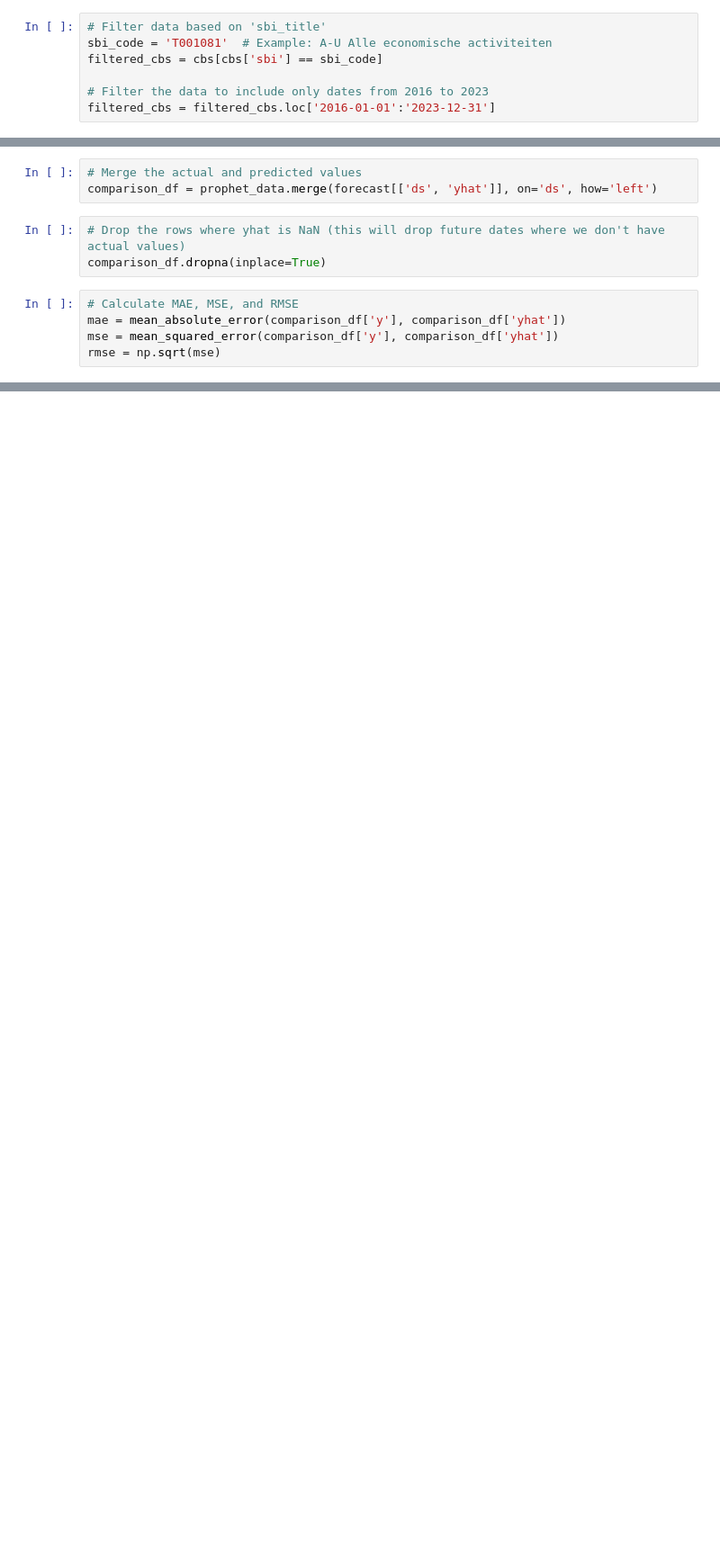
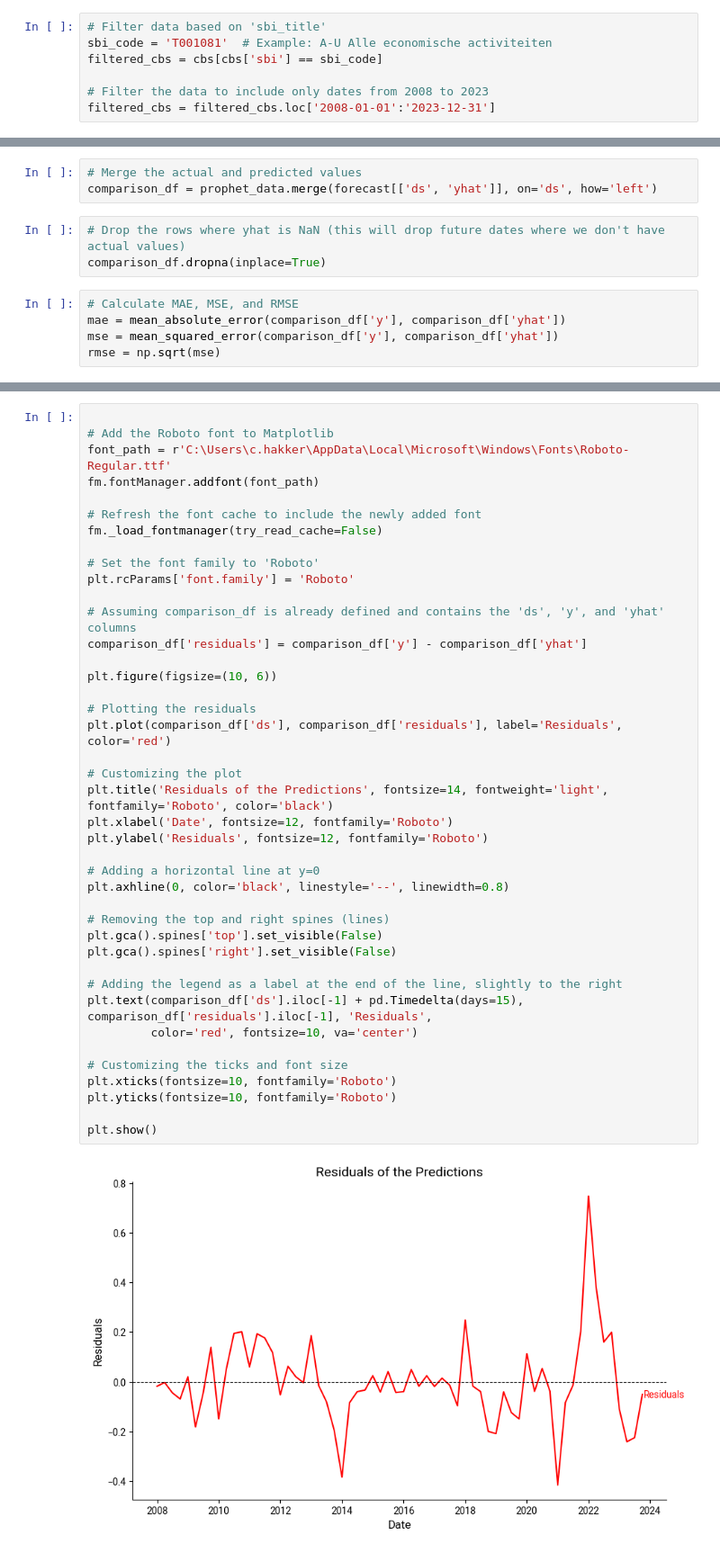
Before and after one commit to evdhout/uwv, a Jupyter notebook: notebooks/Prophet_model_CH.ipynb, the cells around one changed output, grey strips where cells are left out. Shown at 90% size. Cells and saved outputs as stored; diff of their text form; blank space fills up the shorter version.

```diff
--- a/notebooks/Prophet_model_CH.ipynb
+++ b/notebooks/Prophet_model_CH.ipynb
@@ -27,8 +30,8 @@ cbs.set_index('date', inplace=True)
 sbi_code = 'T001081'  # Example: A-U Alle economische activiteiten
 filtered_cbs = cbs[cbs['sbi'] == sbi_code]
 
-# Filter the data to include only dates from 2016 to 2023
-filtered_cbs = filtered_cbs.loc['2016-01-01':'2023-12-31']
+# Filter the data to include only dates from 2008 to 2023
+filtered_cbs = filtered_cbs.loc['2008-01-01':'2023-12-31']
 # %%
 filtered_cbs.index.freq = 'QS'  # Set the frequency to quarterly
 # %%
@@ -100,0 +114,43 @@ plt.show()
+# %%
+
+# Add the Roboto font to Matplotlib
+font_path = r'C:\Users\c.hakker\AppData\Local\Microsoft\Windows\Fonts\Roboto-Regular.ttf'
+fm.fontManager.addfont(font_path)
+
+# Refresh the font cache to include the newly added font
+fm._load_fontmanager(try_read_cache=False)
+
+# Set the font family to 'Roboto'
+plt.rcParams['font.family'] = 'Roboto'
+
+# Assuming comparison_df is already defined and contains the 'ds', 'y', and 'yhat' columns
+comparison_df['residuals'] = comparison_df['y'] - comparison_df['yhat']
+
+plt.figure(figsize=(10, 6))
+
+# Plotting the residuals
+plt.plot(comparison_df['ds'], comparison_df['residuals'], label='Residuals', color='red')
+
+# Customizing the plot
+plt.title('Residuals of the Predictions', fontsize=14, fontweight='light', fontfamily='Roboto', color='black')
+plt.xlabel('Date', fontsize=12, fontfamily='Roboto')
+plt.ylabel('Residuals', fontsize=12, fontfamily='Roboto')
+
+# Adding a horizontal line at y=0
+plt.axhline(0, color='black', linestyle='--', linewidth=0.8)
+
+# Removing the top and right spines (lines)
+plt.gca().spines['top'].set_visible(False)
+plt.gca().spines['right'].set_visible(False)
+
+# Adding the legend as a label at the end of the line, slightly to the right
+plt.text(comparison_df['ds'].iloc[-1] + pd.Timedelta(days=15), comparison_df['residuals'].iloc[-1], 'Residuals',
+         color='red', fontsize=10, va='center')
+
+# Customizing the ticks and font size
+plt.xticks(fontsize=10, fontfamily='Roboto')
+plt.yticks(fontsize=10, fontfamily='Roboto')
+
+plt.show()
+# %% [output]
+[figure, added]
```
Also changed, not shown: parts of 10 cells of this notebook, 6 other files.
